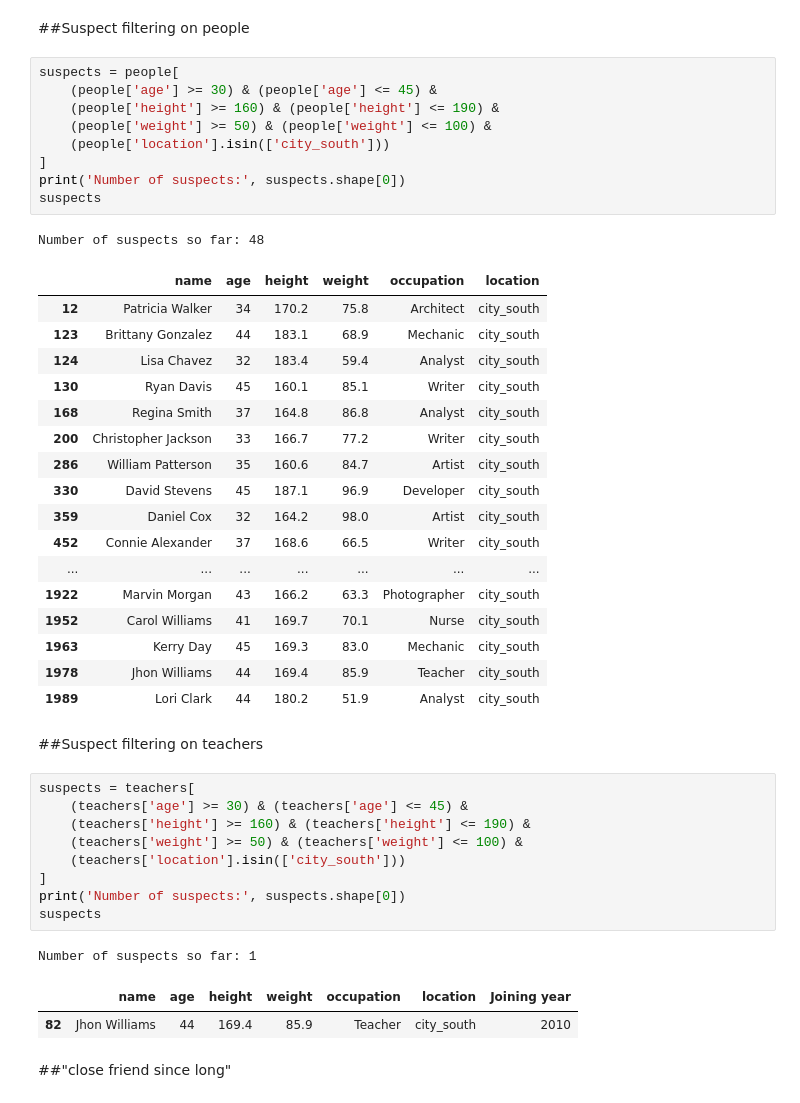
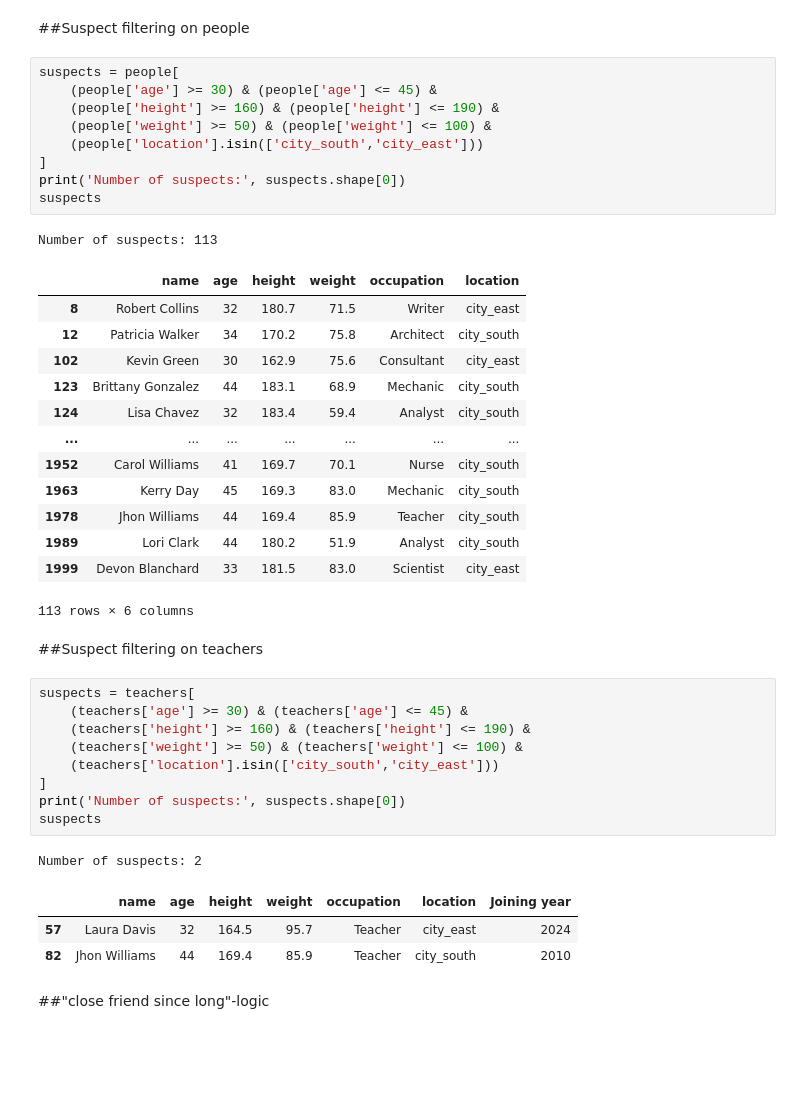
Before and after one commit to abhinavverma0907/SOC-2026-Encryption-and-Decryption, a Jupyter notebook: Week_0/Assignment_1/Q1_Finding_the_Killer.ipynb, the cells around one changed output. Saved outputs shown, nothing was run; the diff lists cells and outputs as text; blank space fills up the shorter version.

```diff
--- a/Week_0/Assignment_1/Q1_Finding_the_Killer.ipynb
+++ b/Week_0/Assignment_1/Q1_Finding_the_Killer.ipynb
@@ -36,31 +36,27 @@ teachers.head()
 # %%
 suspects = people[
     (people['age'] >= 30) & (people['age'] <= 45) &
     (people['height'] >= 160) & (people['height'] <= 190) &
     (people['weight'] >= 50) & (people['weight'] <= 100) &
-    (people['location'].isin(['city_south']))
+    (people['location'].isin(['city_south','city_east']))
 ]
 print('Number of suspects:', suspects.shape[0])
 suspects
 # %% [output]
-Number of suspects so far: 48
+Number of suspects: 113
 |  | name | age | height | weight | occupation | location |
+| 8 | Robert Collins | 32 | 180.7 | 71.5 | Writer | city_east |
 | 12 | Patricia Walker | 34 | 170.2 | 75.8 | Architect | city_south |
+| 102 | Kevin Green | 30 | 162.9 | 75.6 | Consultant | city_east |
 | 123 | Brittany Gonzalez | 44 | 183.1 | 68.9 | Mechanic | city_south |
 | 124 | Lisa Chavez | 32 | 183.4 | 59.4 | Analyst | city_south |
-| 130 | Ryan Davis | 45 | 160.1 | 85.1 | Writer | city_south |
-| 168 | Regina Smith | 37 | 164.8 | 86.8 | Analyst | city_south |
-| 200 | Christopher Jackson | 33 | 166.7 | 77.2 | Writer | city_south |
-| 286 | William Patterson | 35 | 160.6 | 84.7 | Artist | city_south |
-| 330 | David Stevens | 45 | 187.1 | 96.9 | Developer | city_south |
-| 359 | Daniel Cox | 32 | 164.2 | 98.0 | Artist | city_south |
-| 452 | Connie Alexander | 37 | 168.6 | 66.5 | Writer | city_south |
 | ... | ... | ... | ... | ... | ... | ... |
-| 1922 | Marvin Morgan | 43 | 166.2 | 63.3 | Photographer | city_south |
 | 1952 | Carol Williams | 41 | 169.7 | 70.1 | Nurse | city_south |
 | 1963 | Kerry Day | 45 | 169.3 | 83.0 | Mechanic | city_south |
 | 1978 | Jhon Williams | 44 | 169.4 | 85.9 | Teacher | city_south |
 | 1989 | Lori Clark | 44 | 180.2 | 51.9 | Analyst | city_south |
+| 1999 | Devon Blanchard | 33 | 181.5 | 83.0 | Scientist | city_east |
+113 rows × 6 columns
 # %% [markdown]
 ##Suspect filtering on teachers
 # %%
@@ -68,13 +64,14 @@ suspects = teachers[
     (teachers['age'] >= 30) & (teachers['age'] <= 45) &
     (teachers['height'] >= 160) & (teachers['height'] <= 190) &
     (teachers['weight'] >= 50) & (teachers['weight'] <= 100) &
-    (teachers['location'].isin(['city_south']))
+    (teachers['location'].isin(['city_south','city_east']))
 ]
 print('Number of suspects:', suspects.shape[0])
 suspects
 # %% [output]
-Number of suspects so far: 1
+Number of suspects: 2
 |  | name | age | height | weight | occupation | location | Joining year |
+| 57 | Laura Davis | 32 | 164.5 | 95.7 | Teacher | city_east | 2024 |
 | 82 | Jhon Williams | 44 | 169.4 | 85.9 | Teacher | city_south | 2010 |
 # %% [markdown]
-##"close friend since long"
+##"close friend since long"-logic
```
Also changed, not shown: parts of 3 cells of this notebook.
